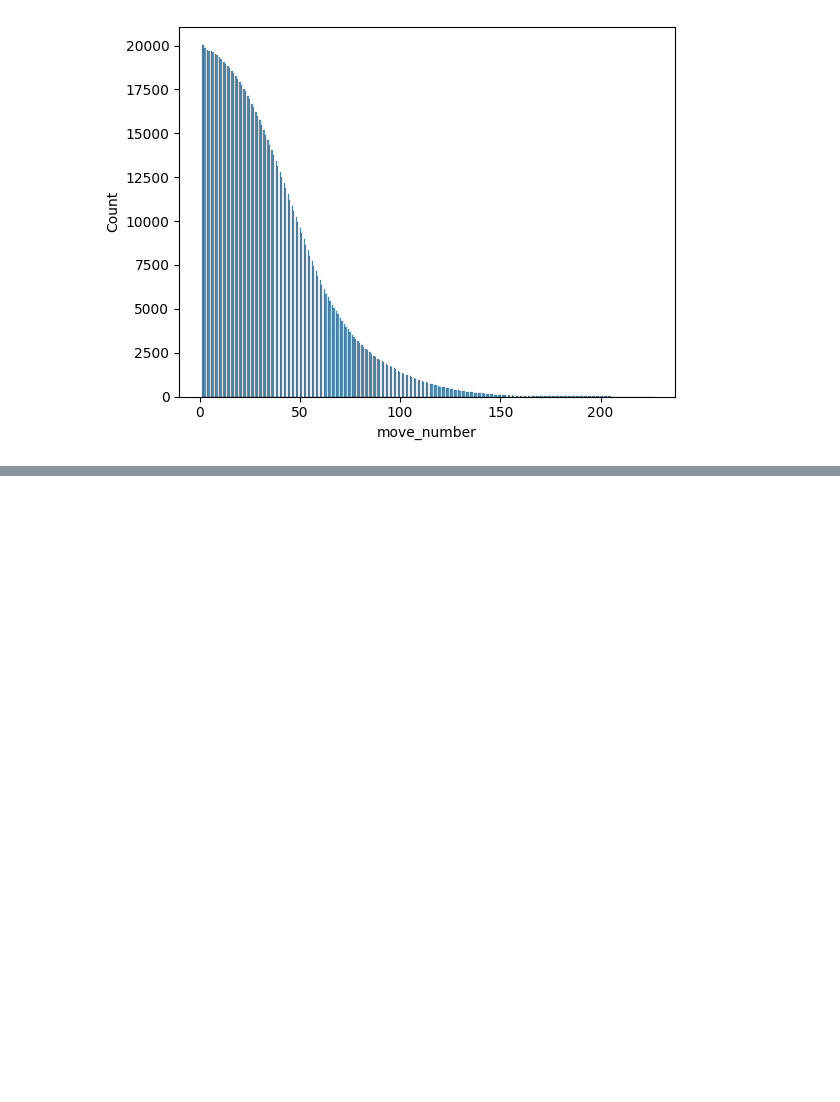
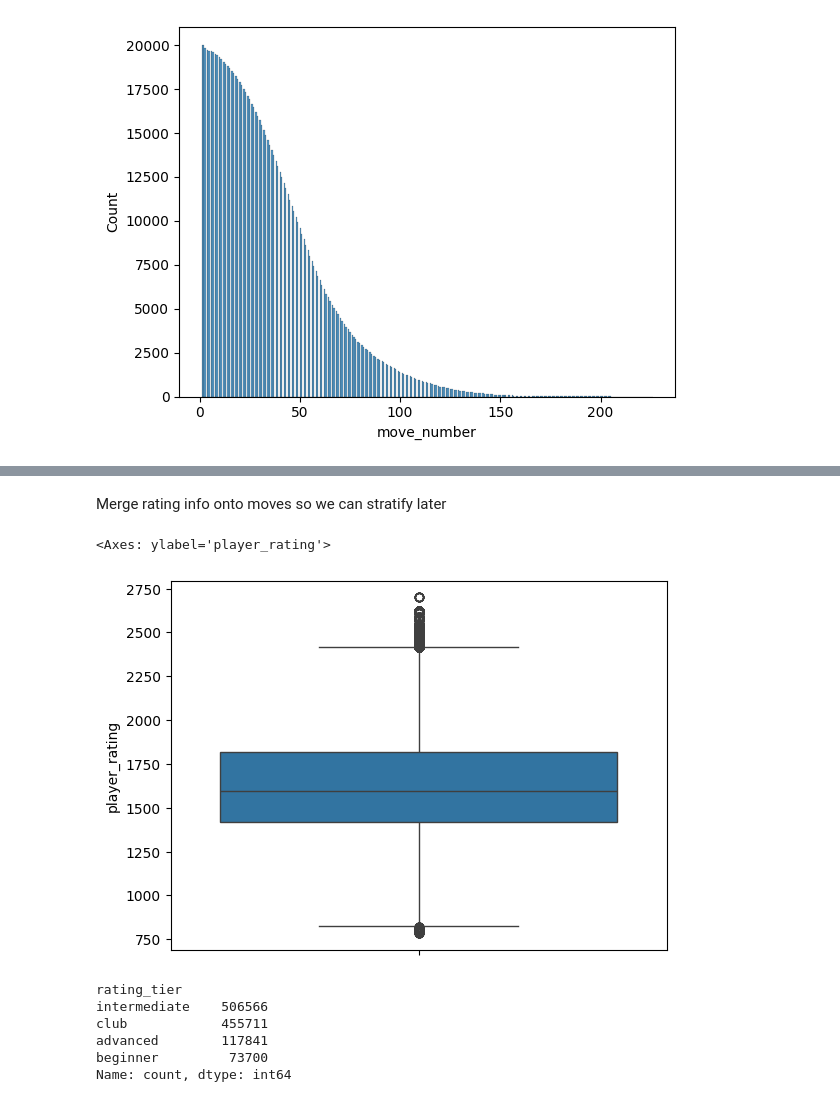
Before and after one commit to j-chowder/datablog-decision-fatigue, a Jupyter notebook: notebooks/jaden/initial_explore.ipynb, the cells around one changed output, grey strips where cells are left out. Saved outputs shown, nothing was run; the diff lists cells and outputs as text; code cells hidden in the pictures; blank space fills up the shorter version.

```diff
--- a/notebooks/jaden/initial_explore.ipynb
+++ b/notebooks/jaden/initial_explore.ipynb
@@ -63,0 +24,2 @@ dtype: float64
+# %%
+games = pd.read_csv('../../data/raw/data.csv')
@@ -63,0 +46,17 @@ dtype: float64
+# %% [markdown]
+Merge rating info onto moves so we can stratify later
+# %%
+games_slim = games[["id", "white_rating", "black_rating"]].copy()
+
+moves = moves.merge(games_slim, left_on="game_id", right_on="id", how="left")
+# %%
+# Assign the relevant rating per row based on color
+
+moves["player_rating"] = np.where(
+    moves["color"] == "white", moves["white_rating"], moves["black_rating"]
+)
+# %%
+sns.boxplot(moves['player_rating'])
+# %% [output]
+<Axes: ylabel='player_rating'>
+[figure, added]
@@ -63,0 +72,9 @@ dtype: float64
+# %%
+moves['rating_tier'].value_counts()
+# %% [output]
+rating_tier
+intermediate    506566
+club            455711
+advanced        117841
+beginner         73700
+Name: count, dtype: int64
```
Also changed, not shown: parts of 28 cells of this notebook, 6 other files.
